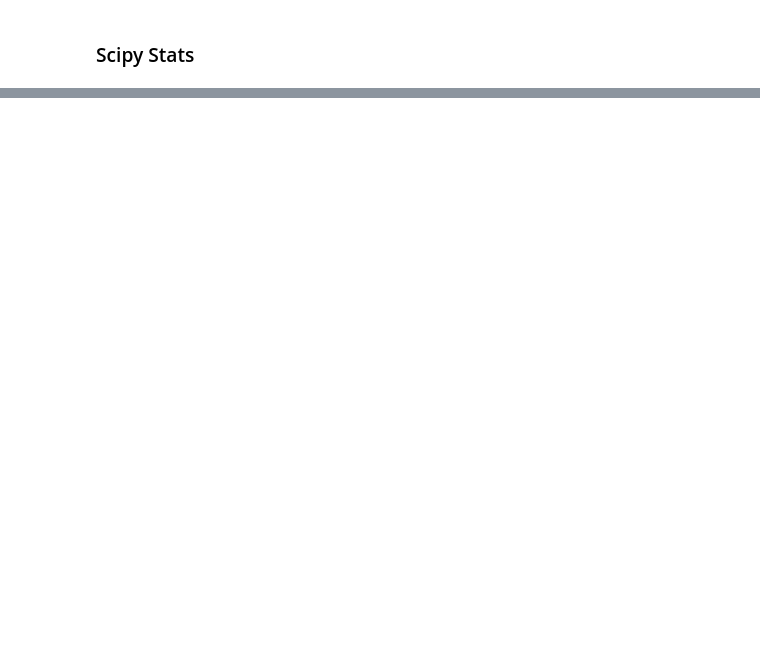
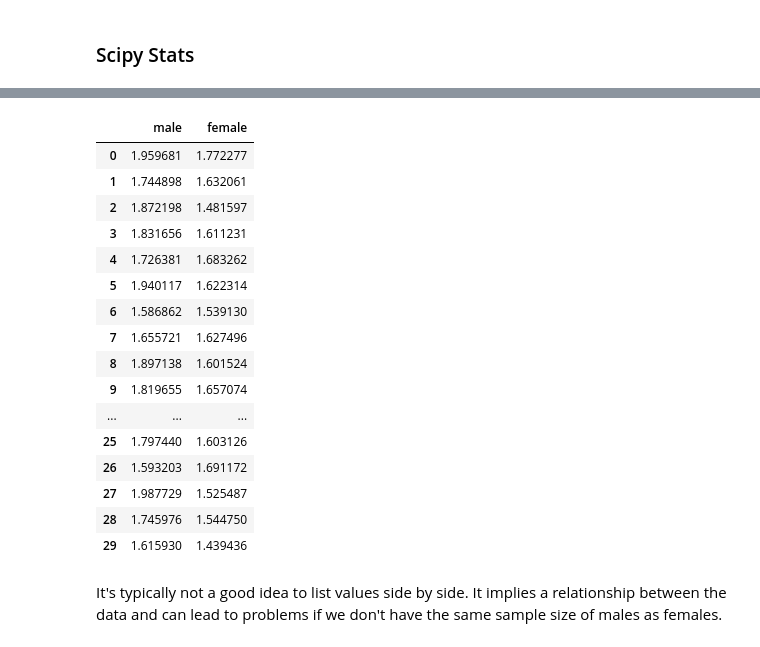
Before and after one commit to MarionMcG/machine_learning_statistics, a Jupyter notebook: 4_Ttests.ipynb, the cells around one changed output, grey strips where cells are left out. Saved outputs shown, nothing was run; the diff lists cells and outputs as text; code cells hidden in the pictures; blank space fills up the shorter version.

```diff
--- a/4_Ttests.ipynb
+++ b/4_Ttests.ipynb
@@ -27,0 +70,23 @@ T-testing is related to Hypothesis Testing. With the null hypothesis been the me
+# %%
+df = pd.DataFrame({'male': m, 'female': f})
+df
+# %% [output]
+|  | male | female |
+| 0 | 1.959681 | 1.772277 |
+| 1 | 1.744898 | 1.632061 |
+| 2 | 1.872198 | 1.481597 |
+| 3 | 1.831656 | 1.611231 |
+| 4 | 1.726381 | 1.683262 |
+| 5 | 1.940117 | 1.622314 |
+| 6 | 1.586862 | 1.539130 |
+| 7 | 1.655721 | 1.627496 |
+| 8 | 1.897138 | 1.601524 |
+| 9 | 1.819655 | 1.657074 |
+| ... | ... | ... |
+| 25 | 1.797440 | 1.603126 |
+| 26 | 1.593203 | 1.691172 |
+| 27 | 1.987729 | 1.525487 |
+| 28 | 1.745976 | 1.544750 |
+| 29 | 1.615930 | 1.439436 |
+# %% [markdown]
+It's typically not a good idea to list values side by side. It implies a relationship between the data and can lead to problems if we don't have the same sample size of males as females.
```
Also changed, not shown: parts of 19 cells of this notebook.
